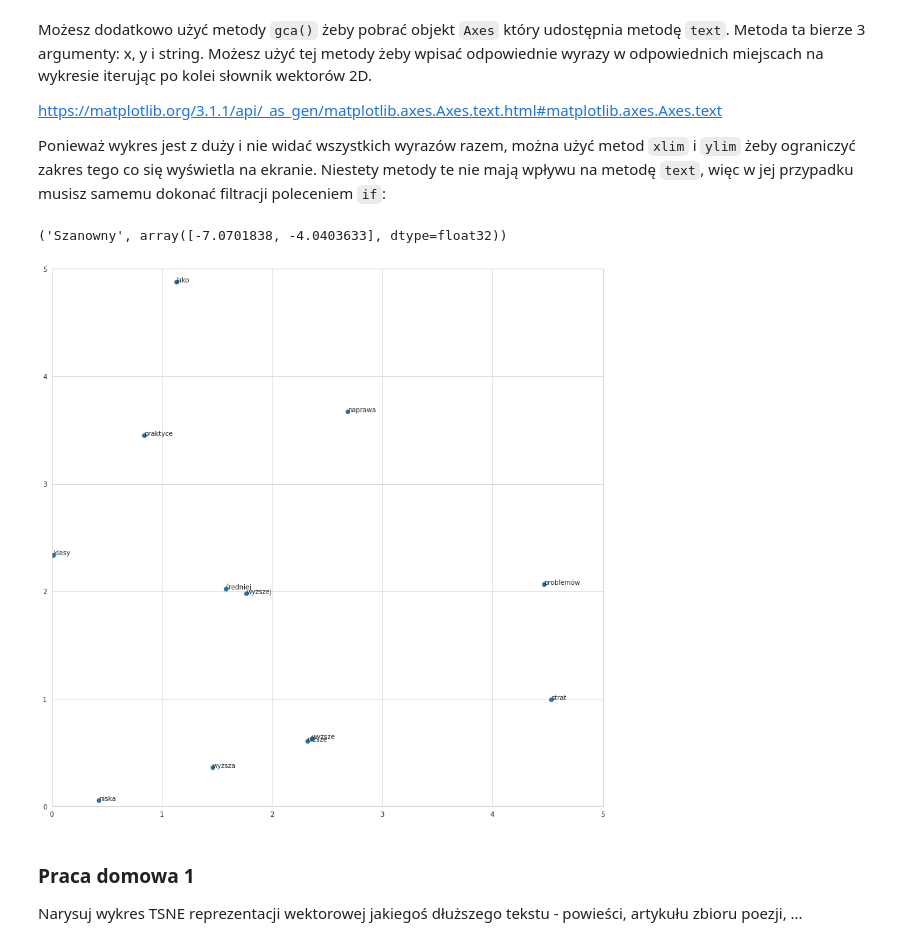
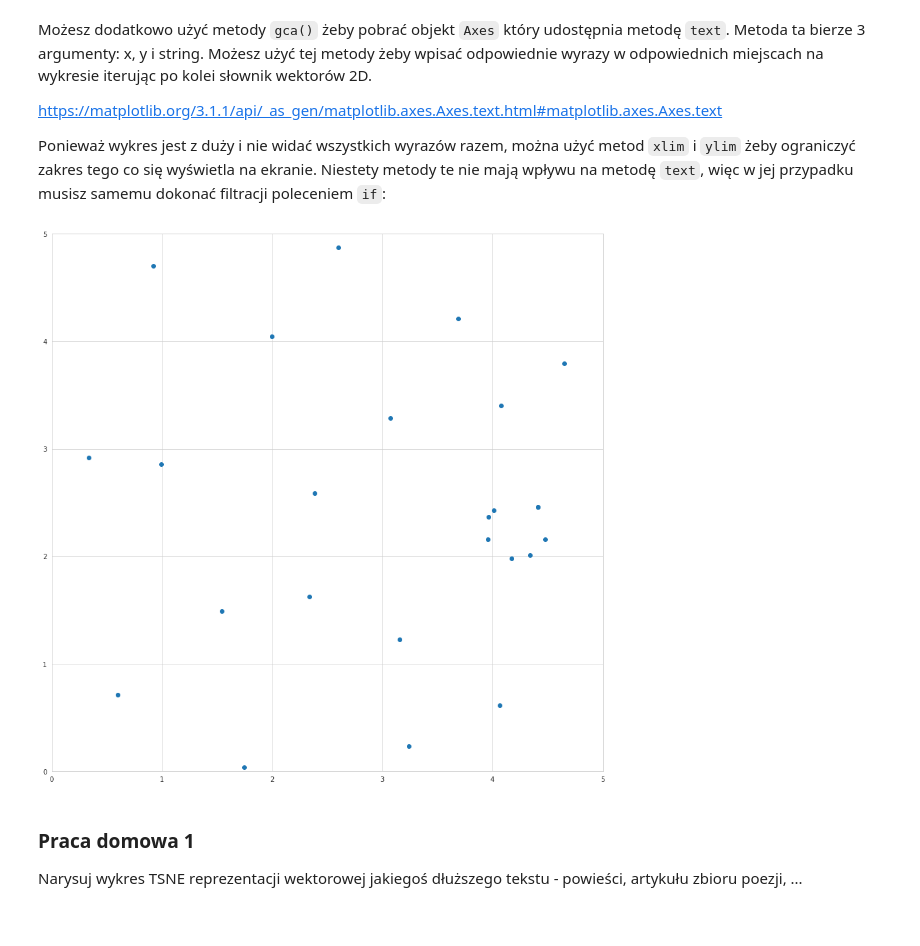
Before and after one commit to NonRelDat/twitt, a Jupyter notebook: WstępDoNLP.ipynb, the cells around one changed output. Drawn from its saved outputs; the diff is of its cells as text; code cells hidden in the pictures.

```diff
--- a/WstępDoNLP.ipynb
+++ b/WstępDoNLP.ipynb
@@ -67,13 +67,13 @@ text_sample='Szanowny Panie Marszałku! Wysoka Izbo! Ustawa zapowiadana jako nap
 
 Teraz można użyć objektu wyżej żeby zanalizować tekst podając go jako arguemnt wywołania objektu zwróconego przez metodę `load` wyżej:
 # %%
-doc = nlp(text_sample)
+text = nlp(text_sample)
 # %% [markdown]
 W wyniku otrzymamy objekt reprezentujący cały dokument. Dokumetacja jest dostępna [tutaj](https://spacy.io/api/doc).
 
 Zacznijmy od sprawdzenia jak sobie biblioteka poradziła z podziałem tekstu na zdania. Przeiteruj wszystkie elementy `sents` dokumentu i wypisz metodą print:
 # %%
-for sent in doc.sents:
+for sent in text.sents:
   print(sent)
 # %% [output]
 Szanowny Panie Marszałku!
@@ -106,7 +106,7 @@ Dla każdego tokenu wypisz:
 * `lemma_` - lemat wyrazu
 * `morp_` - szczegółowy opis morfologii wyrazu
 # %%
-sentences = [sent for sent in doc.sents]
-sent = sentences[14]
+sentences = [sent for sent in text.sents]
+sent = sentences[2]
 print(sent)
 # %% [output]
@@ -322,23 +303,19 @@ Możesz dodatkowo użyć metody `gca()` żeby pobrać objekt `Axes` który udost
 https://matplotlib.org/3.1.1/api/_as_gen/matplotlib.axes.Axes.text.html#matplotlib.axes.Axes.text
 
 Ponieważ wykres jest z duży i nie widać wszystkich wyrazów razem, można użyć metod `xlim` i `ylim` żeby ograniczyć zakres tego co się wyświetla na ekranie. Niestety metody te nie mają wpływu na metodę `text`, więc w jej przypadku musisz samemu dokonać filtracji poleceniem `if`:
-# %%
-list(new_dict.items())[0]
-# %% [output]
-('Szanowny', array([-7.0701838, -4.0403633], dtype=float32))
 # %%
 plt.figure(figsize=(15,15))
 sns.set_style('whitegrid')
 plt.scatter(np.hsplit(X_embedded,2)[0], np.hsplit(X_embedded,2)[1])
 plt.xlim((0,5))
 plt.ylim((0,5))
 
 
 for key, (x,y) in new_dict.items():
-  if x > 0 and x < 5 and y > 0 and y < 5:
+  if x in range (0, 5) and y in range (0, 5):
     plt.gca().text(x, y, key)
 # %% [output]
-[figure, old version]
+[figure, new version]
 # %% [markdown]
 ### Praca domowa 1
 
```
Also changed, not shown: parts of 43 cells of this notebook.
